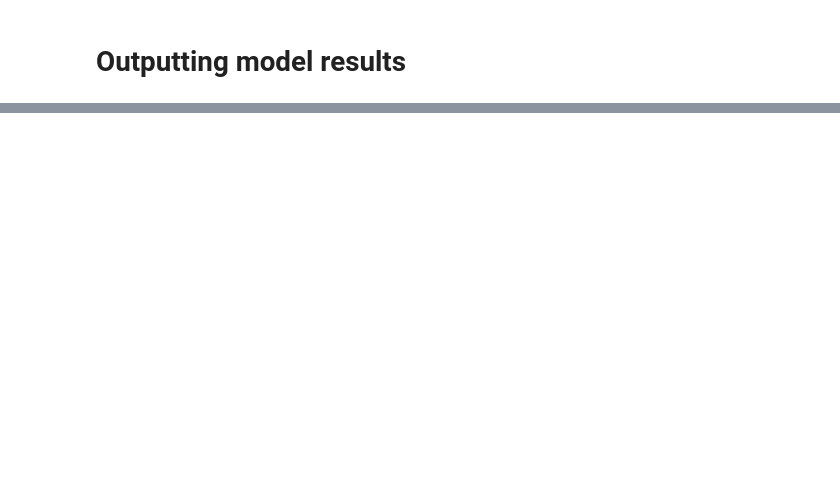
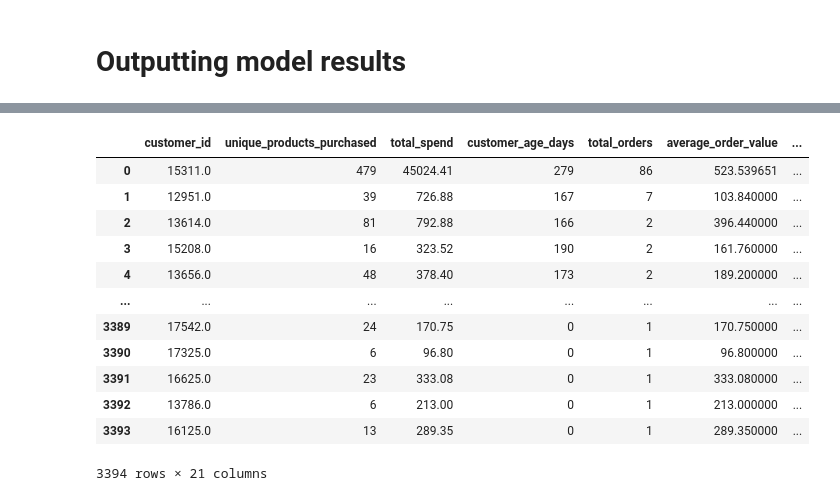
Before and after one commit to Joebrook-123/Online-Retail-Customer-Churn, a Jupyter notebook: Data Processing.ipynb, the cells around one changed output, grey strips where cells are left out. Cells and saved outputs as stored; diff of their text form; code cells hidden in the pictures; blank space fills up the shorter version.

Commit message:
Creating Risk categories

```diff
--- a/Data Processing.ipynb
+++ b/Data Processing.ipynb
@@ -450 +450,23 @@ df
 3394 rows × 20 columns
+# %%
+df['risk_category'] = df.groupby('snapshots')['churn_probability'].transform(
+    lamda x: pd.qcut(
+        x,
+        q = [0, 0.3, 0.7, 1]
+        labels = ['Low Risk', 'Medium Risk', 'High Risk']
+    )
+)
+# %% [output]
+|  | customer_id | unique_products_purchased | total_spend | customer_age_days | total_orders | average_order_value | ... |
+| 0 | 15311.0 | 479 | 45024.41 | 279 | 86 | 523.539651 | ... |
+| 1 | 12951.0 | 39 | 726.88 | 167 | 7 | 103.840000 | ... |
+| 2 | 13614.0 | 81 | 792.88 | 166 | 2 | 396.440000 | ... |
+| 3 | 15208.0 | 16 | 323.52 | 190 | 2 | 161.760000 | ... |
+| 4 | 13656.0 | 48 | 378.40 | 173 | 2 | 189.200000 | ... |
+| ... | ... | ... | ... | ... | ... | ... | ... |
+| 3389 | 17542.0 | 24 | 170.75 | 0 | 1 | 170.750000 | ... |
+| 3390 | 17325.0 | 6 | 96.80 | 0 | 1 | 96.800000 | ... |
+| 3391 | 16625.0 | 23 | 333.08 | 0 | 1 | 333.080000 | ... |
+| 3392 | 13786.0 | 6 | 213.00 | 0 | 1 | 213.000000 | ... |
+| 3393 | 16125.0 | 13 | 289.35 | 0 | 1 | 289.350000 | ... |
+3394 rows × 21 columns
```
Also changed, not shown: parts of 6 cells of this notebook, 4 other files.
